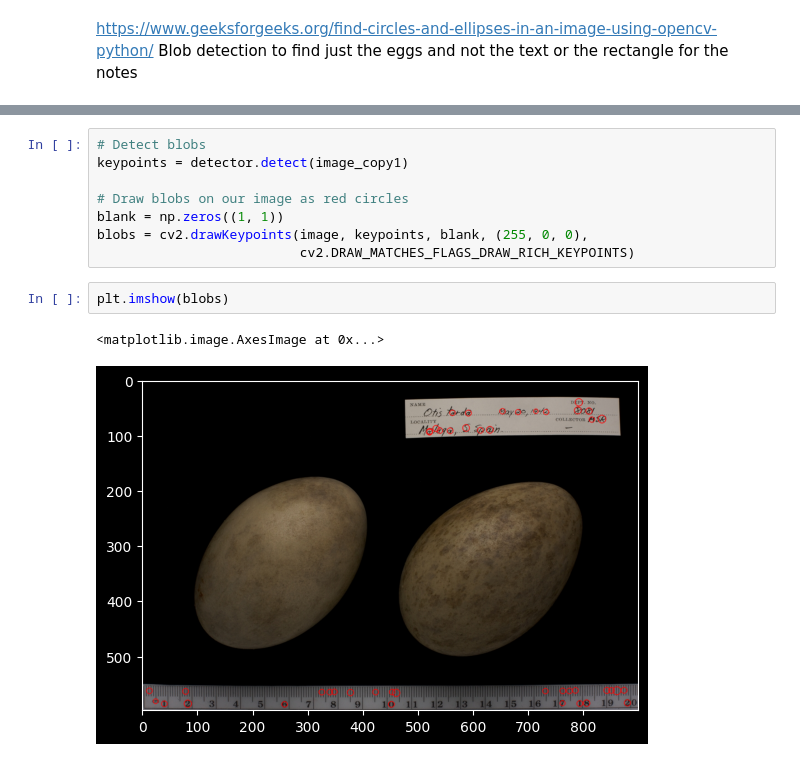
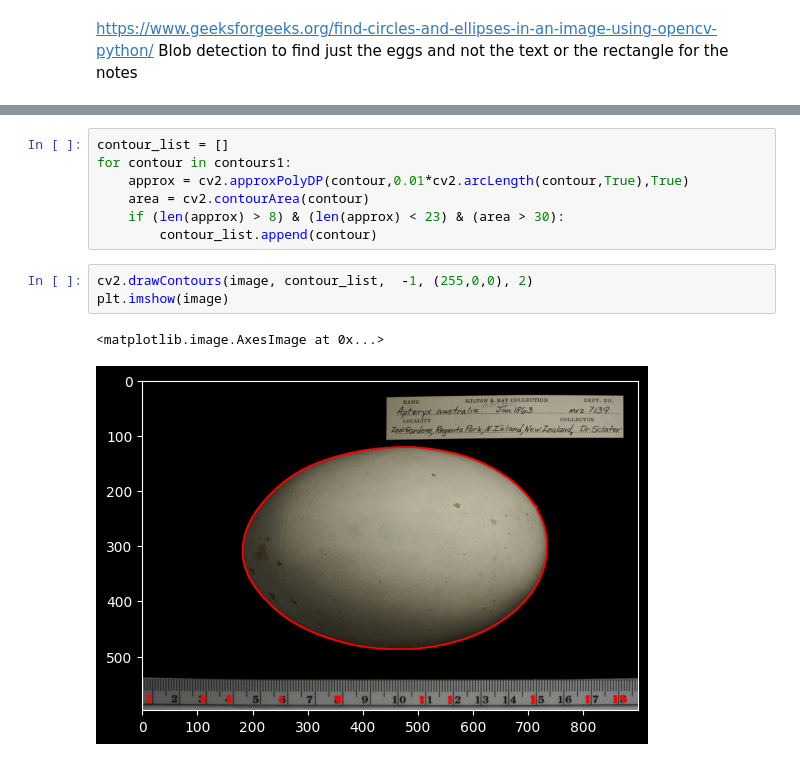
Before and after one commit to RomeBits/BirdEggSpecies, a Jupyter notebook: testing.ipynb, the cells around one changed output, grey strips where cells are left out. Drawn from its saved outputs; the diff is of its cells as text.

Commit message:
contours

```diff
--- a/testing.ipynb
+++ b/testing.ipynb
@@ -87,13 +66,13 @@ detector = cv2.SimpleBlobDetector_create(params)
-# %%
-# Detect blobs
-keypoints = detector.detect(image_copy1)
-
-# Draw blobs on our image as red circles
-blank = np.zeros((1, 1))
-blobs = cv2.drawKeypoints(image, keypoints, blank, (255, 0, 0),
-                          cv2.DRAW_MATCHES_FLAGS_DRAW_RICH_KEYPOINTS)
-# %%
-plt.imshow(blobs)
-# %% [output]
-<matplotlib.image.AxesImage at 0x...>
-[figure, removed]
+# %%
+contour_list = []
+for contour in contours1:
+    approx = cv2.approxPolyDP(contour,0.01*cv2.arcLength(contour,True),True)
+    area = cv2.contourArea(contour)
+    if (len(approx) > 8) & (len(approx) < 23) & (area > 30):
+        contour_list.append(contour)
+# %%
+cv2.drawContours(image, contour_list,  -1, (255,0,0), 2)
+plt.imshow(image)
+# %% [output]
+<matplotlib.image.AxesImage at 0x...>
+[figure, added]
```
Also changed, not shown: parts of 4 cells of this notebook.
